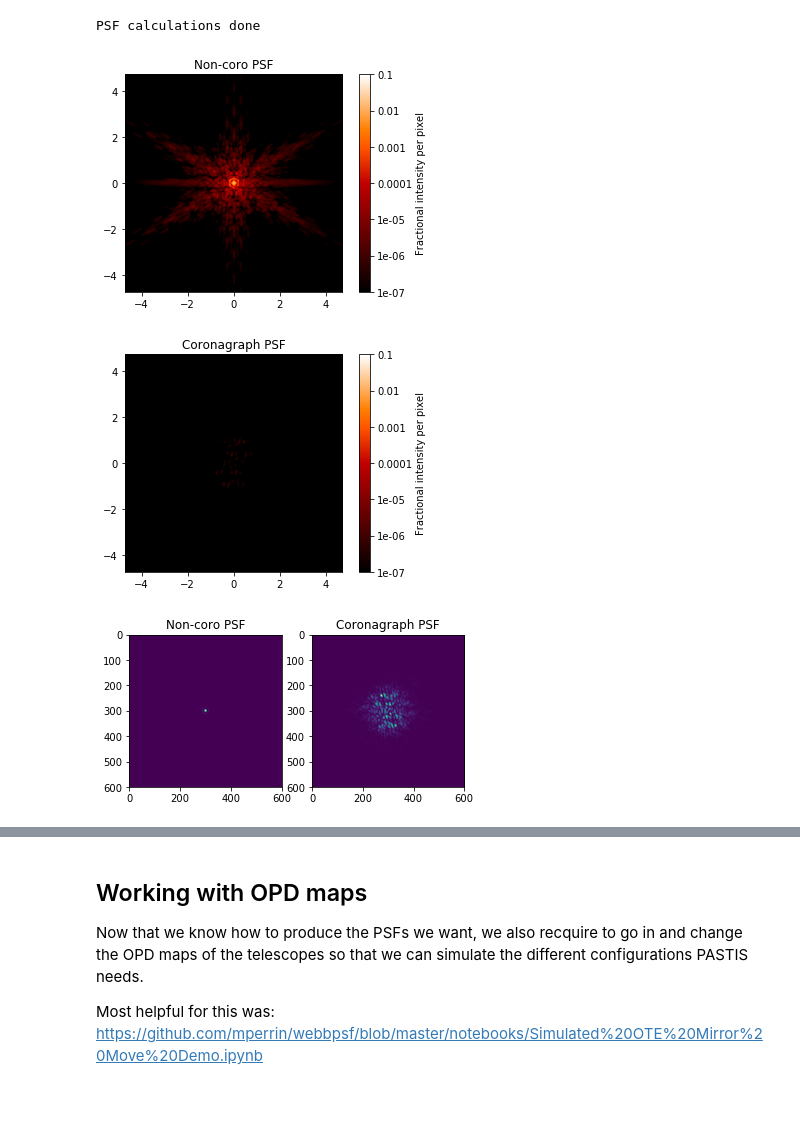
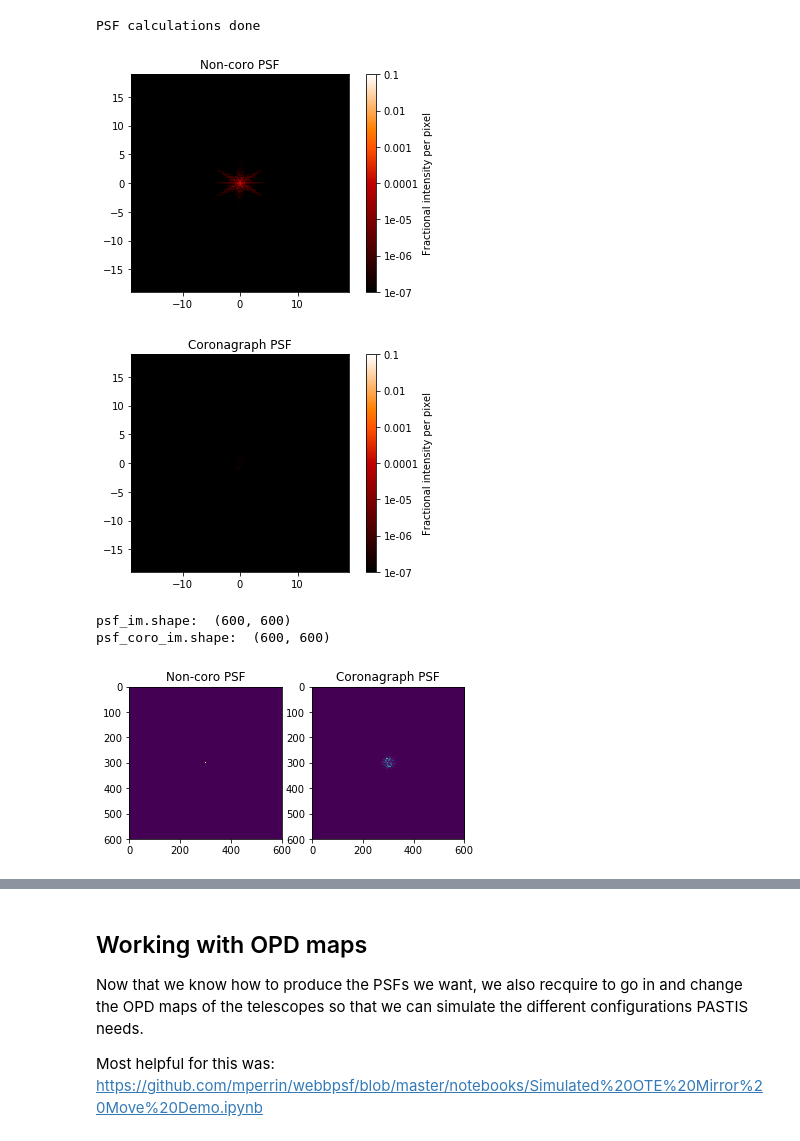
Before and after one commit to spacetelescope/PASTIS, a Jupyter notebook: python/DealingWithWebbPSF.ipynb, the cells around one changed output, grey strips where cells are left out. Saved outputs shown, nothing was run; the diff lists cells and outputs as text; code cells hidden in the pictures; blank space fills up the shorter version.

```diff
--- a/python/DealingWithWebbPSF.ipynb
+++ b/python/DealingWithWebbPSF.ipynb
@@ -40,8 +39,6 @@ webbpsf.display_psf(psf)
 # %%
 # Create a second NIRCam instrument case that will hold the coronagraph
 nc_coro = webbpsf.NIRCam()
-# Do the fix I need to ask Marshall about
-nc_coro.include_si_wfe = False
 # Add correct filter
 nc_coro.filter = 'F335M'
 # Add an occulting mask (focal plane mask)
@@ -50,7 +47,7 @@ nc_coro.image_mask = 'MASK335R'
 nc_coro.pupil_mask = 'CIRCLYOT'
 
 # Create the PSF
-psf_coro = nc_coro.calc_psf()         # This takes quite a while.
+psf_coro = nc_coro.calc_psf()   # This takes quite a while.
 # Display the new PSF
 webbpsf.display_psf(psf_coro)
 # %% [output]
@@ -93,10 +96,11 @@ Shape of psf_coro_im:  (316, 316)
 # %%
+# Here we go, we can see the coronagraphic PSF now.
+
 # Since I will have to make the PSF a certain pixel size, I will use the keyword "fov_pixels" in calc_psf.
-# We also don't want it to be oversampled with a factor of 4, which is default in webbpsf, but using ext='DET_SAMP'
-# will give us an image sampled to the detector scale --> not working here. Does it goes somewhere else?
-psf_coro = nc_coro.calc_psf(fov_pixels=150)   # --> Enter 150 to get it to 600 x 600 pixels.  # Taking a long time again.
-                                    # Maybe this weird number got something to do with NIRCam having four modules?
-psf = nc.calc_psf(fov_pixels=150)
+# We also don't want it to be oversampled with a factor of 4, which is default in webbpsf, which is why we
+# will be extracting the [1] extension from the PSF HDU file instead of the [0] extension.
+psf_coro = nc_coro.calc_psf(fov_pixels=600)   # Taking a long time again.
+psf = nc.calc_psf(fov_pixels=600)             # Taking a long time again.
 
 print('PSF calculations done')
 # %% [output]
@@ -110,23 +114,28 @@ webbpsf.display_psf(psf_coro)
 plt.title('Coronagraph PSF')
 plt.show()
 # %% [output]
-[figure, old version]
+[figure, new version]
-[figure, old version]
+[figure, new version]
 # %%
 # Also, extract the PSFs as image arrays again
-psf_im = psf[0].data
-psf_coro_im = psf_coro[0].data
+psf_im = psf[1].data
+psf_coro_im = psf_coro[1].data
+
+print('psf_im.shape: ', psf_im.shape)
+print('psf_coro_im.shape: ', psf_coro_im.shape)
 
 # Display them with plt.imshow()
 plt.subplot(1,2,1)
 plt.imshow(psf_im)
 plt.title('Non-coro PSF')
 plt.subplot(1,2,2)
 plt.imshow(psf_coro_im)
 plt.title('Coronagraph PSF')
 plt.show()
 # %% [output]
+psf_im.shape:  (600, 600)
+psf_coro_im.shape:  (600, 600)
-[figure, old version]
+[figure, new version]
 # %%
 # Just in case you want to display all the planes in the optical train of your two instruments:
 nc.display()
```
Also changed, not shown: parts of 23 cells of this notebook.
